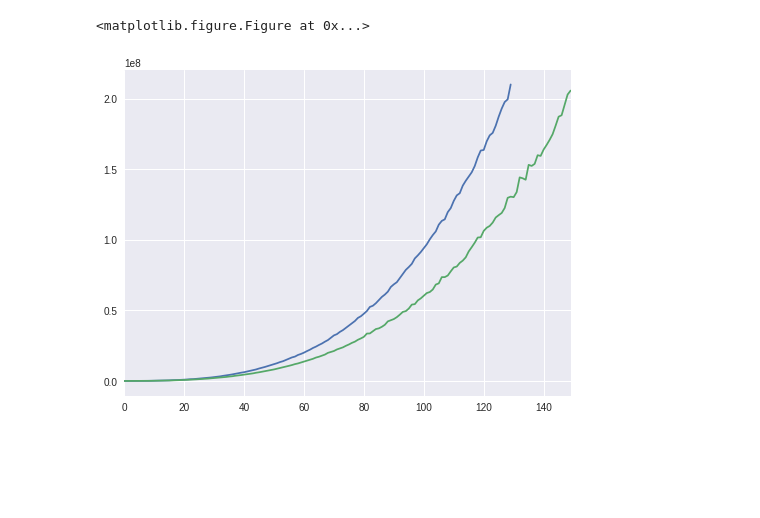
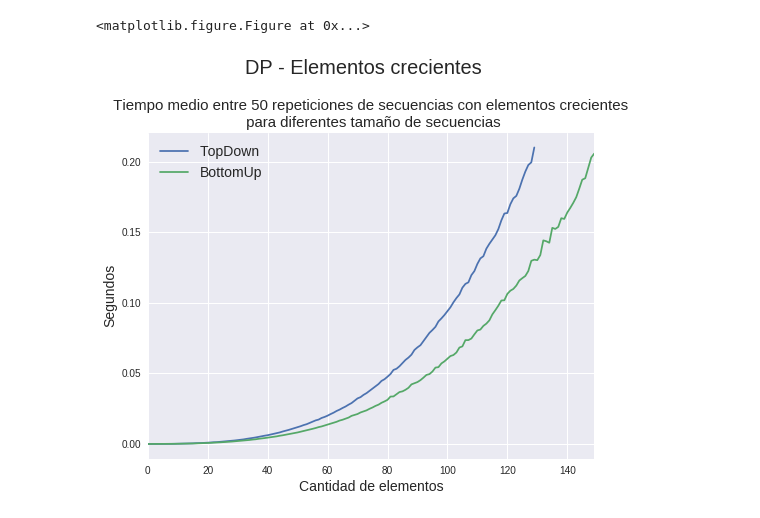
Before and after one commit to JonSeijo/algo3-tp1, a Jupyter notebook: experimentos/Graficador creciente.ipynb, the cells around one changed output. Saved outputs shown, nothing was run; the diff lists cells and outputs as text; code cells hidden in the pictures; blank space fills up the shorter version.

```diff
--- a/experimentos/Graficador creciente.ipynb
+++ b/experimentos/Graficador creciente.ipynb
@@ -93,8 +107,9 @@ plt.show()
 # %%
-datos_topdown_random = pd.read_csv('../datos/topdown/creciente.csv')
-datos_topdown_random.drop(datos_topdown_random.columns[50], axis = 1,inplace=True) # Borro columna fea
-datos_topdown_random['mean'] = datos_topdown_random.mean(axis = 1)
-datos_topdown_random
+datos_topdown = pd.read_csv('../datos/topdown/creciente.csv')
+datos_topdown.drop(datos_topdown.columns[50], axis = 1,inplace=True) # Borro columna fea
+datos_topdown['mean'] = datos_topdown.mean(axis = 1)
+datos_topdown['meanSeconds'] = datos_topdown['mean'] / 1000000000
+datos_topdown
 # %% [output]
 |  | R0 | R1 | R2 | R3 | R4 | R5 | R6 | R7 | R8 | R9 | ... | ... |
 | 0 | 10465 | 12709 | 14999 | 12148 | 11219 | 14013 | 10587 | 10952 | 12849 | 9173 | ... | ... |
@@ -117,8 +132,9 @@ datos_topdown_random
 # %%
-datos_bottomup_random = pd.read_csv('../datos/bottomup/creciente.csv')
-datos_bottomup_random.drop(datos_bottomup_random.columns[50], axis = 1,inplace=True) # Borro columna fea
-datos_bottomup_random['mean'] = datos_bottomup_random.mean(axis = 1)
-datos_bottomup_random
+datos_bottomup = pd.read_csv('../datos/bottomup/creciente.csv')
+datos_bottomup.drop(datos_bottomup.columns[50], axis = 1,inplace=True) # Borro columna fea
+datos_bottomup['mean'] = datos_bottomup.mean(axis = 1)
+datos_bottomup['meanSeconds'] = datos_bottomup['mean'] / 1000000000
+datos_bottomup
 # %% [output]
 |  | R0 | R1 | R2 | R3 | R4 | R5 | R6 | R7 | R8 | R9 | ... | ... |
 | 0 | 12911 | 11662 | 11656 | 14423 | 11416 | 14960 | 14333 | 12571 | 12226 | 12003 | ... | ... |
@@ -141,18 +157,25 @@ datos_bottomup_random
-# %%
-%matplotlib inline
-tiempos_topdown_random = datos_topdown_random['mean']
-tiempos_bottomup_random = datos_bottomup_random['mean']
-
-# Repes = 50
-# TopDown: n = 130
-# BottomUp: n = 150
-
-plt.clf()
-plt.figure(figsize=(8,6))
-tiempos_topdown_random.plot()
-tiempos_bottomup_random.plot()
-
-plt.show()
-# %% [output]
-<matplotlib.figure.Figure at 0x...>
-[figure, removed]
+# %%
+%matplotlib inline
+tiempos_topdown = datos_topdown['meanSeconds']
+tiempos_bottomup = datos_bottomup['meanSeconds']
+
+# Repes = 50
+# TopDown: n = 130
+# BottomUp: n = 150
+
+plt.clf()
+fig = plt.figure(figsize=(8,6))
+plot_topdown = tiempos_topdown.plot()
+tiempos_bottomup.plot()
+
+fig.suptitle('DP - Elementos crecientes', fontsize=20, position = (0.5, 1.05)) # Add the text/suptitle to figure
+
+plot_topdown.set_title('\n Tiempo medio entre 50 repeticiones de secuencias con elementos crecientes \n para diferentes tamaño de secuencias', fontsize = 15)
+plot_topdown.legend(['TopDown', 'BottomUp'], fontsize = 14)
+plot_topdown.set_xlabel("Cantidad de elementos", size = 14)
+plot_topdown.set_ylabel("Segundos", size = 14)
+
+plt.show()
+# %% [output]
+<matplotlib.figure.Figure at 0x...>
+[figure, added]
```
Also changed, not shown: parts of 8 cells of this notebook.
